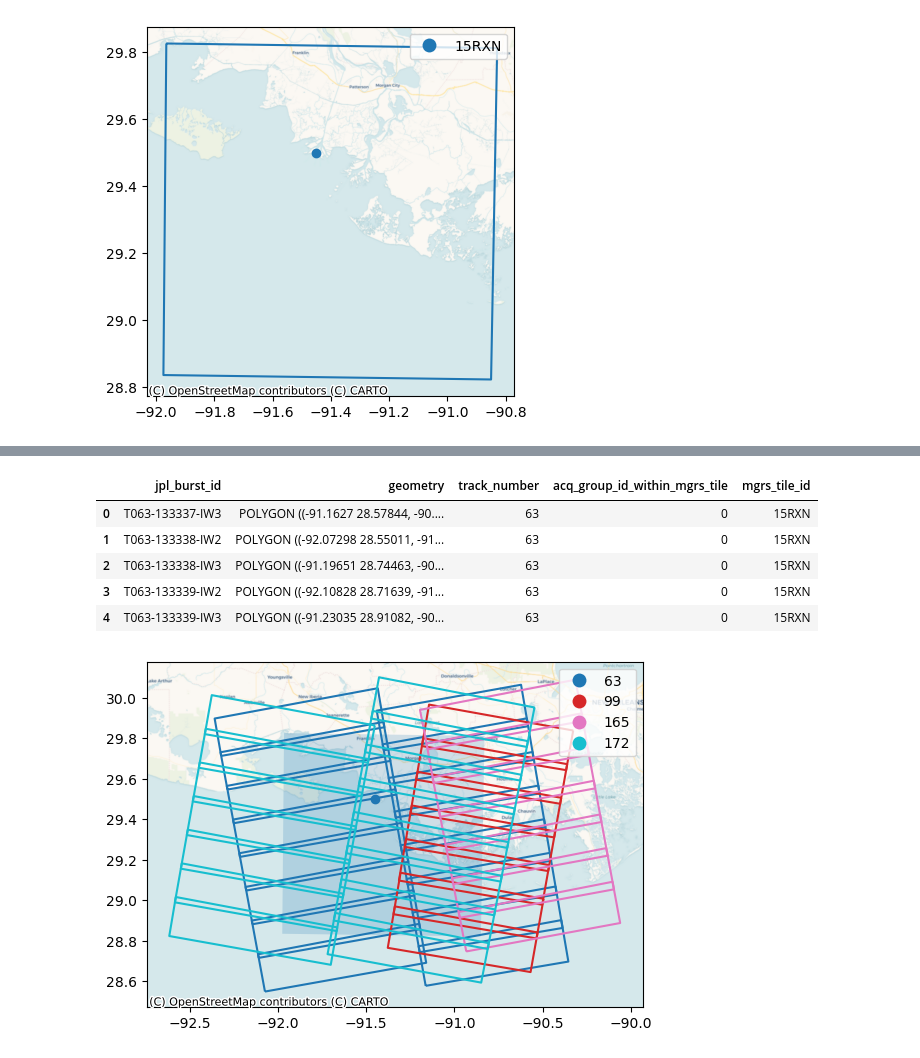
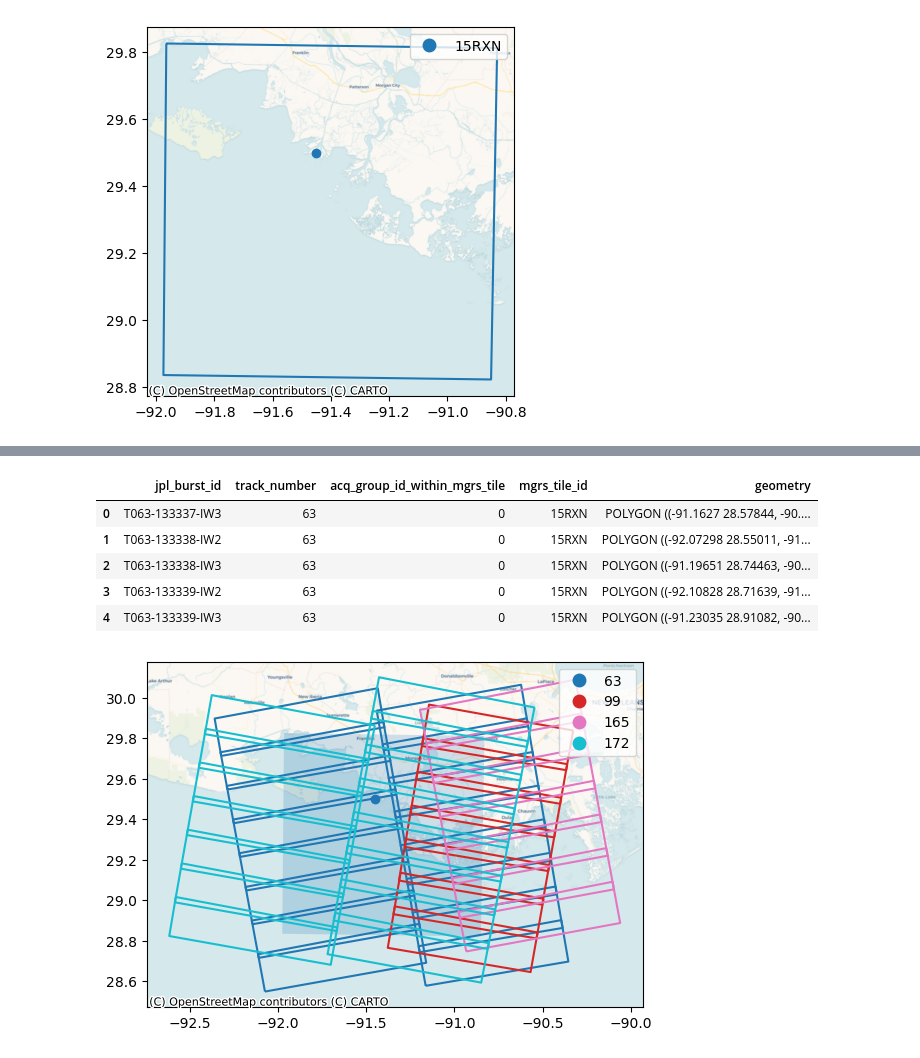
Before and after one commit to opera-adt/dist-s1-enumerator, a Jupyter notebook: notebooks/B__Enumerate_MGRS_tile.ipynb, the cells around one changed output, grey strips where cells are left out. Cells and saved outputs as stored; diff of their text form; code cells hidden in the pictures.

```diff
--- a/notebooks/B__Enumerate_MGRS_tile.ipynb
+++ b/notebooks/B__Enumerate_MGRS_tile.ipynb
@@ -50,2 +60,2 @@ ctx.add_basemap(ax,
 # %%
-MGRS_TILE = '15RXN'
+MGRS_TILE_IDS = ["15RXN"]
@@ -62,13 +62,13 @@ df_mgrs_burst_luts.head()
 # %%
-df_bursts = get_burst_table_from_mgrs_tiles([MGRS_TILE])
+df_bursts = get_burst_table_from_mgrs_tiles(MGRS_TILE_IDS)
 df_bursts.head()
 # %% [output]
-|  | jpl_burst_id | geometry | track_number | acq_group_id_within_mgrs_tile | mgrs_tile_id |
-| 0 | T063-133337-IW3 | POLYGON ((-91.1627 28.57844, -90.... | 63 | 0 | 15RXN |
-| 1 | T063-133338-IW2 | POLYGON ((-92.07298 28.55011, -91... | 63 | 0 | 15RXN |
-| 2 | T063-133338-IW3 | POLYGON ((-91.19651 28.74463, -90... | 63 | 0 | 15RXN |
-| 3 | T063-133339-IW2 | POLYGON ((-92.10828 28.71639, -91... | 63 | 0 | 15RXN |
-| 4 | T063-133339-IW3 | POLYGON ((-91.23035 28.91082, -90... | 63 | 0 | 15RXN |
+|  | jpl_burst_id | track_number | acq_group_id_within_mgrs_tile | mgrs_tile_id | geometry |
+| 0 | T063-133337-IW3 | 63 | 0 | 15RXN | POLYGON ((-91.1627 28.57844, -90.... |
+| 1 | T063-133338-IW2 | 63 | 0 | 15RXN | POLYGON ((-92.07298 28.55011, -91... |
+| 2 | T063-133338-IW3 | 63 | 0 | 15RXN | POLYGON ((-91.19651 28.74463, -90... |
+| 3 | T063-133339-IW2 | 63 | 0 | 15RXN | POLYGON ((-92.10828 28.71639, -91... |
+| 4 | T063-133339-IW3 | 63 | 0 | 15RXN | POLYGON ((-91.23035 28.91082, -90... |
 # %%
 fig, ax = plt.subplots()
 df_mgrs_tiles_plot = df_mgrs_tiles.copy()
```
Also changed, not shown: parts of 23 cells of this notebook, 2 other files.
